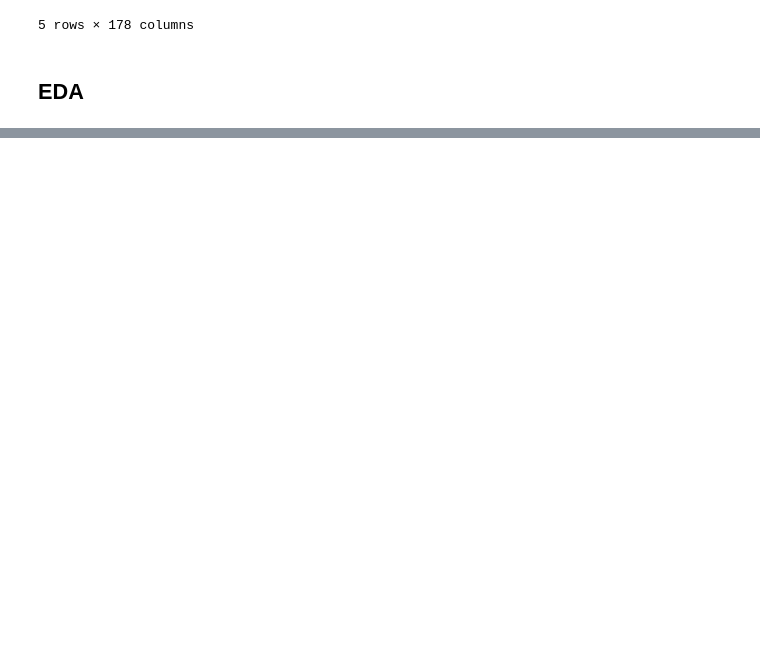
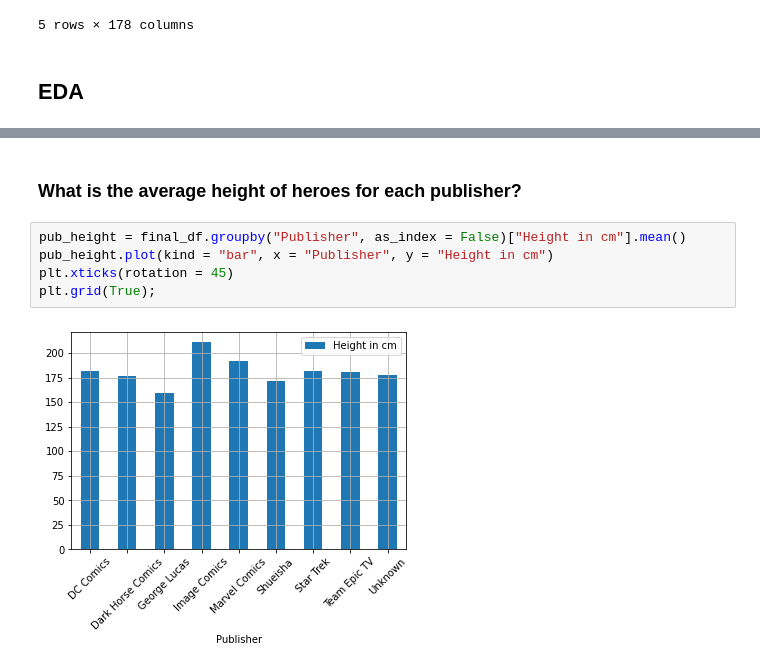
Before and after one commit to lindseyvanosky/Applying-Advanced-Transformations-Exercise, a Jupyter notebook: Applying Advanced Transformations (Core).ipynb, the cells around one changed output, grey strips where cells are left out. Cells and saved outputs as stored; diff of their text form; blank space fills up the shorter version.

```diff
--- a/Applying Advanced Transformations (Core).ipynb
+++ b/Applying Advanced Transformations (Core).ipynb
@@ -477,0 +479,9 @@ plt.tight_layout(3);
+# %% [markdown]
+### What is the average height of heroes for each publisher?
+# %%
+pub_height = final_df.groupby("Publisher", as_index = False)["Height in cm"].mean()
+pub_height.plot(kind = "bar", x = "Publisher", y = "Height in cm")
+plt.xticks(rotation = 45)
+plt.grid(True);
+# %% [output]
+[figure, added]
```
Also changed, not shown: parts of 2 cells of this notebook.
